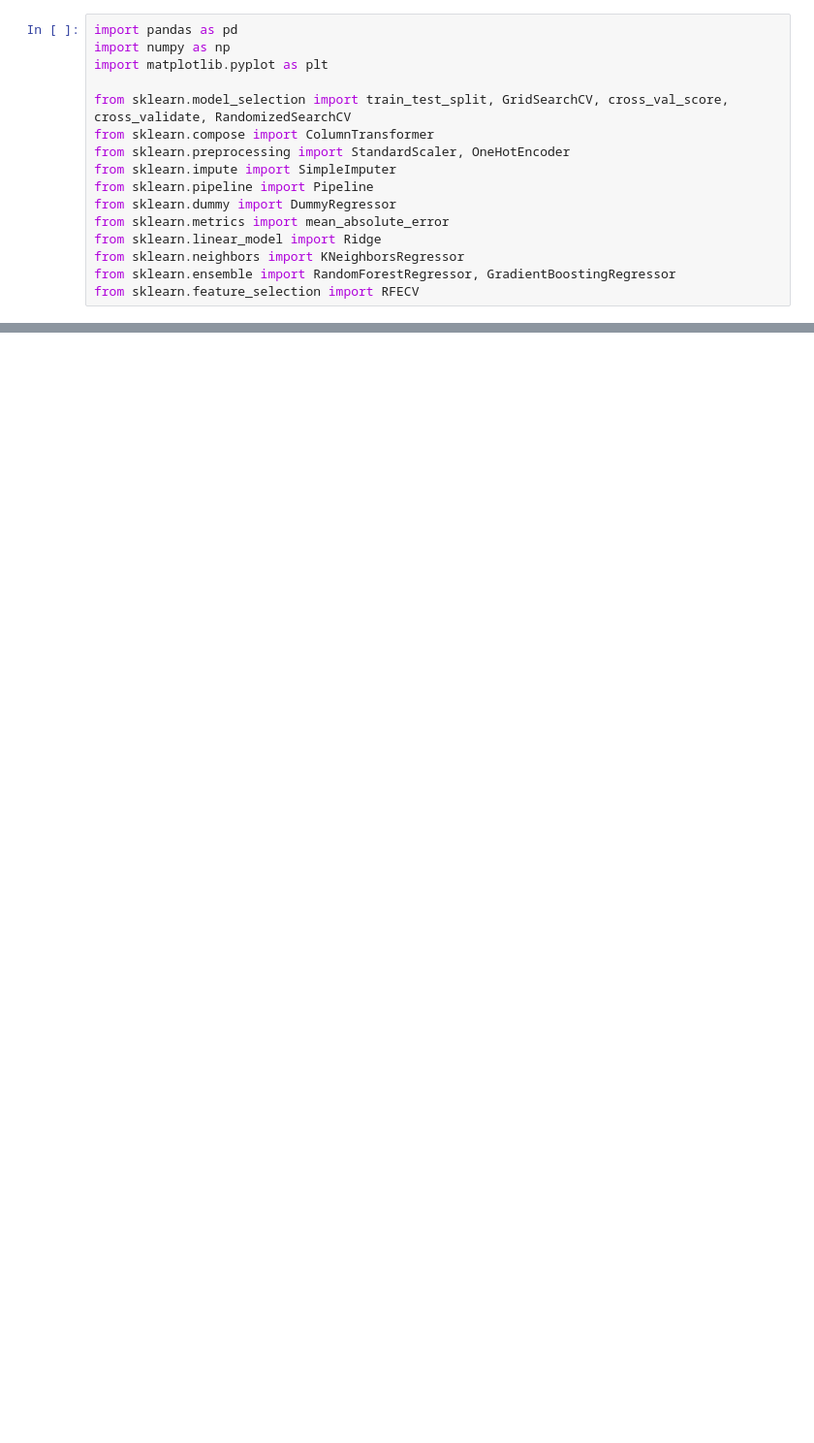
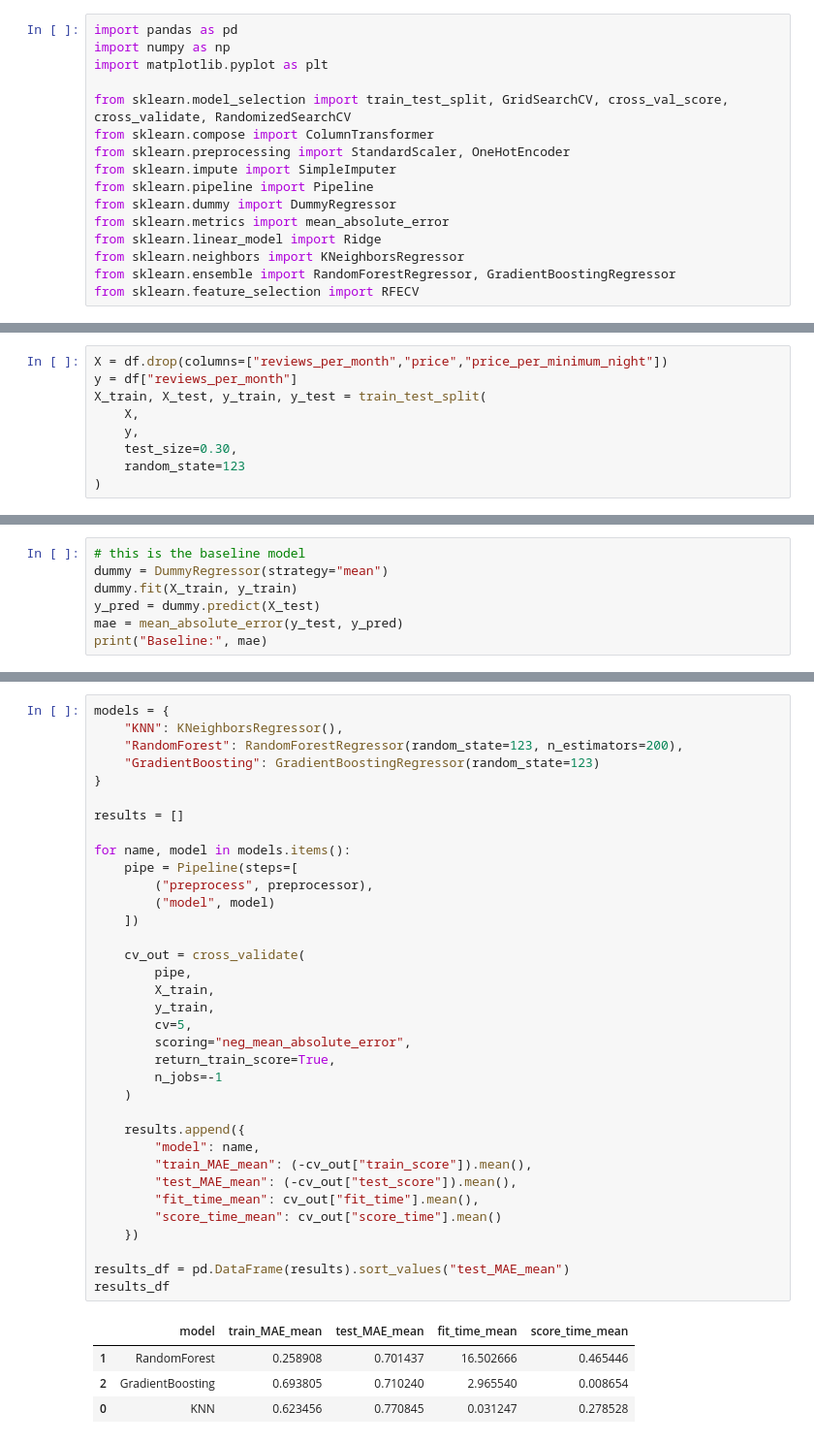
Before and after one commit to leowu555/airbnb-listing-popularity-prediction, a Jupyter notebook: airbnb_project.ipynb, the cells around one changed output, grey strips where cells are left out. Shown at 97% size. Cells and saved outputs as stored; diff of their text form; blank space fills up the shorter version.

```diff
--- a/airbnb_project.ipynb
+++ b/airbnb_project.ipynb
@@ -26,0 +95,9 @@ df.head()
+# %%
+X = df.drop(columns=["reviews_per_month","price","price_per_minimum_night"])
+y = df["reviews_per_month"]
+X_train, X_test, y_train, y_test = train_test_split(
+    X,
+    y,
+    test_size=0.30,
+    random_state=123
+)
@@ -26,0 +167,7 @@ df.head()
+# %%
+# this is the baseline model
+dummy = DummyRegressor(strategy="mean")
+dummy.fit(X_train, y_train)
+y_pred = dummy.predict(X_test)
+mae = mean_absolute_error(y_test, y_pred)
+print("Baseline:", mae)
@@ -26,0 +219,40 @@ df.head()
+# %%
+models = {
+    "KNN": KNeighborsRegressor(),
+    "RandomForest": RandomForestRegressor(random_state=123, n_estimators=200),
+    "GradientBoosting": GradientBoostingRegressor(random_state=123)
+}
+
+results = []
+
+for name, model in models.items():
+    pipe = Pipeline(steps=[
+        ("preprocess", preprocessor),
+        ("model", model)
+    ])
+
+    cv_out = cross_validate(
+        pipe,
+        X_train,
+        y_train,
+        cv=5,
+        scoring="neg_mean_absolute_error",
+        return_train_score=True,
+        n_jobs=-1
+    )
+
+    results.append({
+        "model": name,
+        "train_MAE_mean": (-cv_out["train_score"]).mean(),
+        "test_MAE_mean": (-cv_out["test_score"]).mean(),
+        "fit_time_mean": cv_out["fit_time"].mean(),
+        "score_time_mean": cv_out["score_time"].mean()
+    })
+
+results_df = pd.DataFrame(results).sort_values("test_MAE_mean")
+results_df
+# %% [output]
+|  | model | train_MAE_mean | test_MAE_mean | fit_time_mean | score_time_mean |
+| 1 | RandomForest | 0.258908 | 0.701437 | 16.502666 | 0.465446 |
+| 2 | GradientBoosting | 0.693805 | 0.710240 | 2.965540 | 0.008654 |
+| 0 | KNN | 0.623456 | 0.770845 | 0.031247 | 0.278528 |
```
Also changed, not shown: parts of 13 cells of this notebook.
